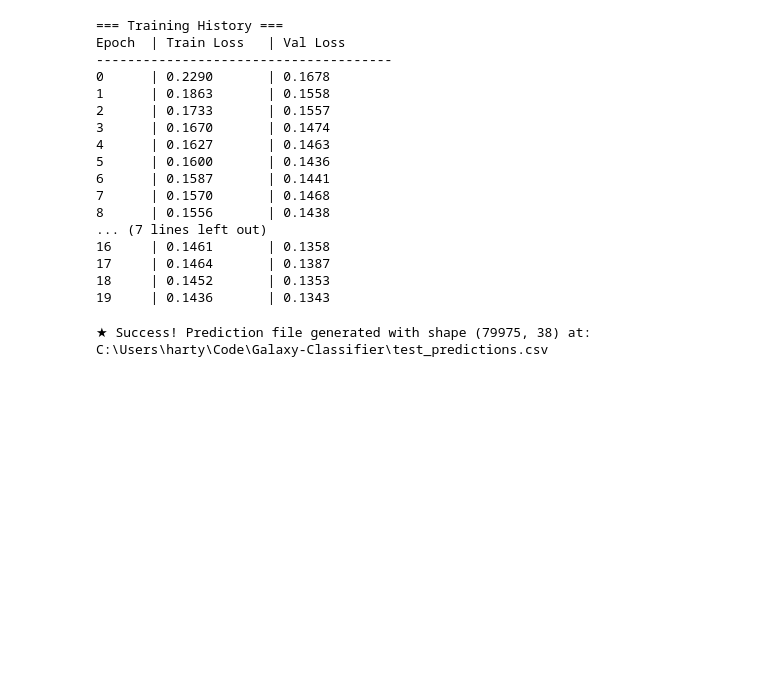
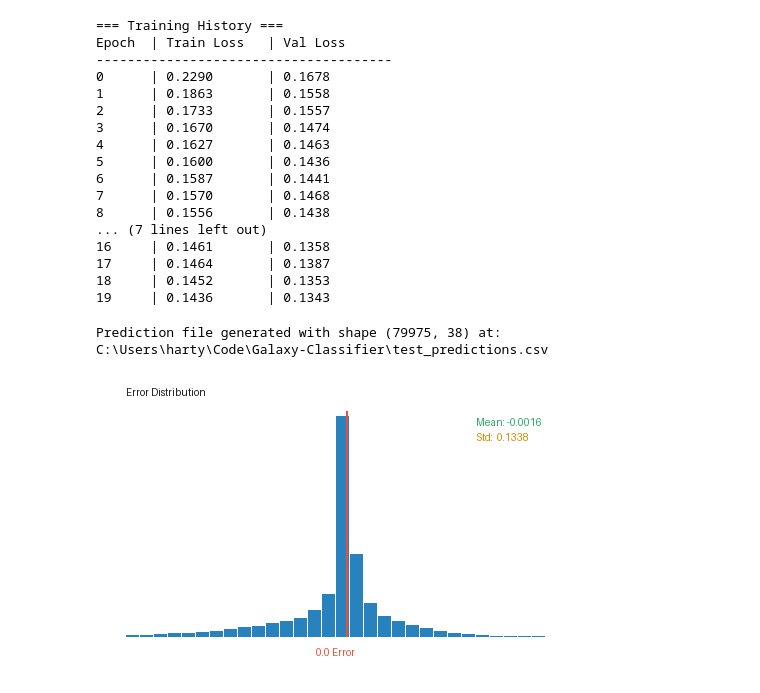
Before and after one commit to hartysimon-sketch/Galaxy-Classifier, a Jupyter notebook: Lab9_Template.ipynb, the cells around one changed output. Cells and saved outputs as stored; diff of their text form; code cells hidden in the pictures; blank space fills up the shorter version.

```diff
--- a/Lab9_Template.ipynb
+++ b/Lab9_Template.ipynb
@@ -72,13 +72,14 @@ class GalaxyDataset(Dataset):
 data_dir   = Path(r"C:\Users\harty\Code\Galaxy-Classifier\Data\images_training_rev1")
 test_dir = Path(r"C:\Users\harty\Code\Galaxy-Classifier\Data\images_test_rev1")
 labels_csv = r"C:\Users\harty\Code\Galaxy-Classifier\Data\training_solutions_rev1.csv"
-all_paths  = sorted(data_dir.glob("*.jpg"))
+data_paths  = sorted(data_dir.glob("*.jpg"))
+test_paths = sorted(test_dir.glob("*.jpg"))
 
-indices = torch.randperm(len(all_paths), generator=torch.Generator().manual_seed(42))
-n_val   = int(len(all_paths) * 0.1)
+indices = torch.randperm(len(data_paths), generator=torch.Generator().manual_seed(42))
+n_val   = int(len(data_paths) * 0.1)
 
-train_paths = [all_paths[i] for i in indices[n_val:]]
-val_paths   = [all_paths[i] for i in indices[:n_val]]
+train_paths = [data_paths[i] for i in indices[n_val:]]
+val_paths   = [data_paths[i] for i in indices[:n_val]]
 # %%
 # load training data to compute average and stdev
 train_set = GalaxyDataset(train_paths, labels_csv, transform=None, cache_path='train_set.pth')
@@ -214,7 +215,8 @@ class GalaxyClassifier(nn.Module):
         x = self.tokenizer(x)
         x = self.cvt(x)
         x = x.mean(dim=1)
-        x = self.fc(x)
+        raw_outputs = self.fc(x)
+        x = torch.clamp(raw_outputs, 0.0, 1.0)
         return x
 
 
@@ -263,7 +265,7 @@ if RUN == True:
         for imgs, labels in train_loader:
             optimizer.zero_grad()
             with torch.amp.autocast(device_type='cuda'):
-                outputs = model(imgs)
+                outputs = normalize_galaxy_outputs(model(imgs))
                 loss = loss_func(outputs, labels)
 
             scaler.scale(loss).backward()
@@ -447,5 +449,59 @@ submission_df.to_csv(output_path, index=False)
 
 print(f"Prediction file generated with shape {submission_df.shape} at:\n{output_path}")
 # %% [output]
-★ Success! Prediction file generated with shape (79975, 38) at:
+Prediction file generated with shape (79975, 38) at:
 C:\Users\harty\Code\Galaxy-Classifier\test_predictions.csv
+# %%
+import numpy as np
+from PIL import Image, ImageDraw
+import torch
+
+model.eval()
+all_preds = []
+all_trues = []
+val_loader = DataLoader(val_set, batch_size=BATCH_SIZE, shuffle=False, num_workers=N_WORKERS)
+
+with torch.no_grad():
+    for imgs, labels in val_loader:
+        with torch.amp.autocast('cuda' if torch.cuda.is_available() else 'cpu'):
+            outputs = model(imgs)
+        all_preds.append(outputs.cpu().float().numpy())
+        all_trues.append(labels.cpu().float().numpy())
+
+preds_matrix = np.vstack(all_preds)
+trues_matrix = np.vstack(all_trues)
+
+residuals = preds_matrix - trues_matrix # Values range from -1.0 to +1.0
+flattened_residuals = residuals.flatten()
+
+mean_val = np.mean(flattened_residuals)
+std_val = np.std(flattened_residuals)
+
+counts, bin_edges = np.histogram(flattened_residuals, bins=30, range=(-0.5, 0.5))
+
+graph_w, graph_h = 500, 300
+canvas = Image.new("RGB", (graph_w, graph_h), (255, 255, 255))
+draw = ImageDraw.Draw(canvas)
+
+max_count = max(counts) if max(counts) > 0 else 1
+bar_w = (graph_w - 60) // len(counts)
+
+for i, count in enumerate(counts):
+    bar_h = int((count / max_count) * (graph_h - 80))
+    x0 = 30 + (i * bar_w)
+    y0 = graph_h - 40 - bar_h
+    x1 = x0 + bar_w - 2
+    y1 = graph_h - 40
+    draw.rectangle([x0, y0, x1, y1], fill=(40, 130, 190))
+
+center_x = graph_w // 2
+draw.line([center_x, 35, center_x, graph_h - 40], fill=(230, 80, 60), width=2)
+draw.text((center_x - 30, graph_h - 30), "0.0 Error", fill=(230, 80, 60))
+draw.text((30, 10), "Error Distribution", fill=(30, 30, 30))
+
+text_x = graph_w - 120
+draw.text((text_x, 40), f"Mean: {mean_val:+.4f}", fill=(40, 170, 100)) # Green accent
+draw.text((text_x, 55), f"Std:  {std_val:.4f}", fill=(210, 140, 0))   # Yellow accent
+display(canvas)
+# %% [output]
+[figure, added]
```
Also changed, not shown: 1 other file.
